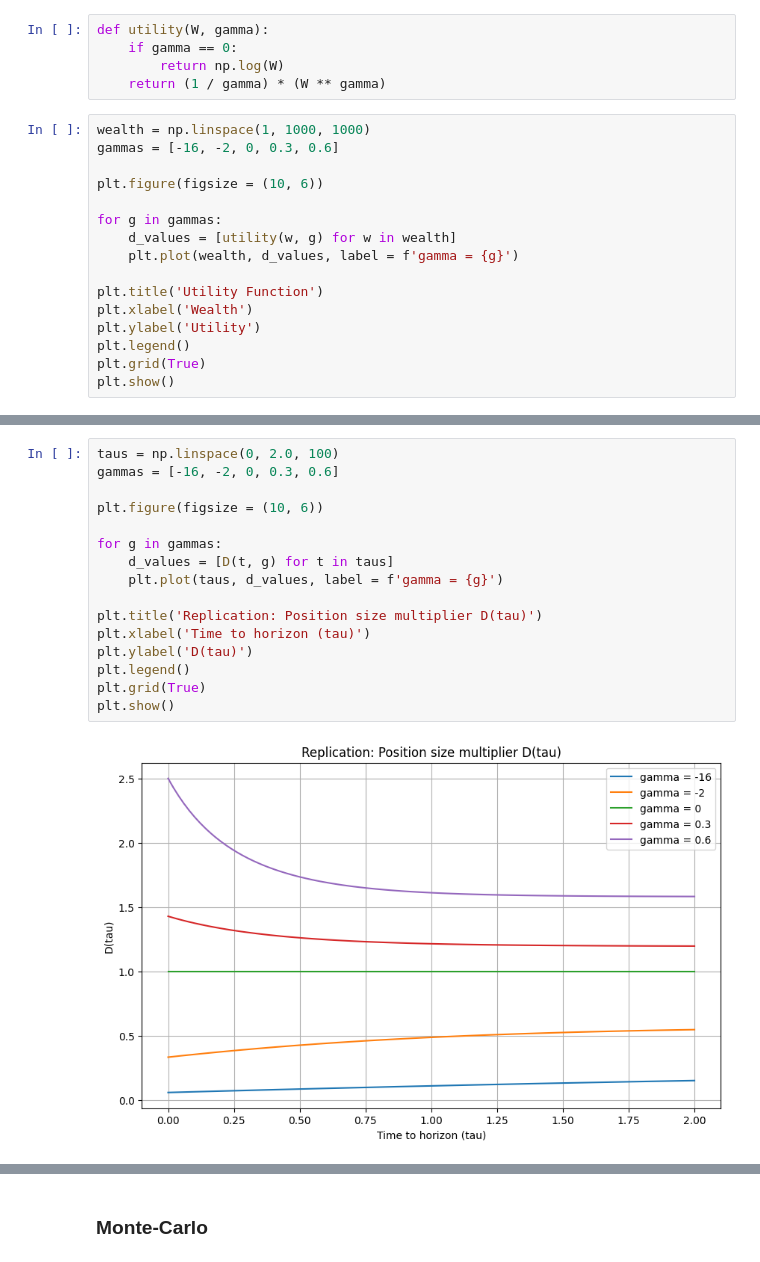
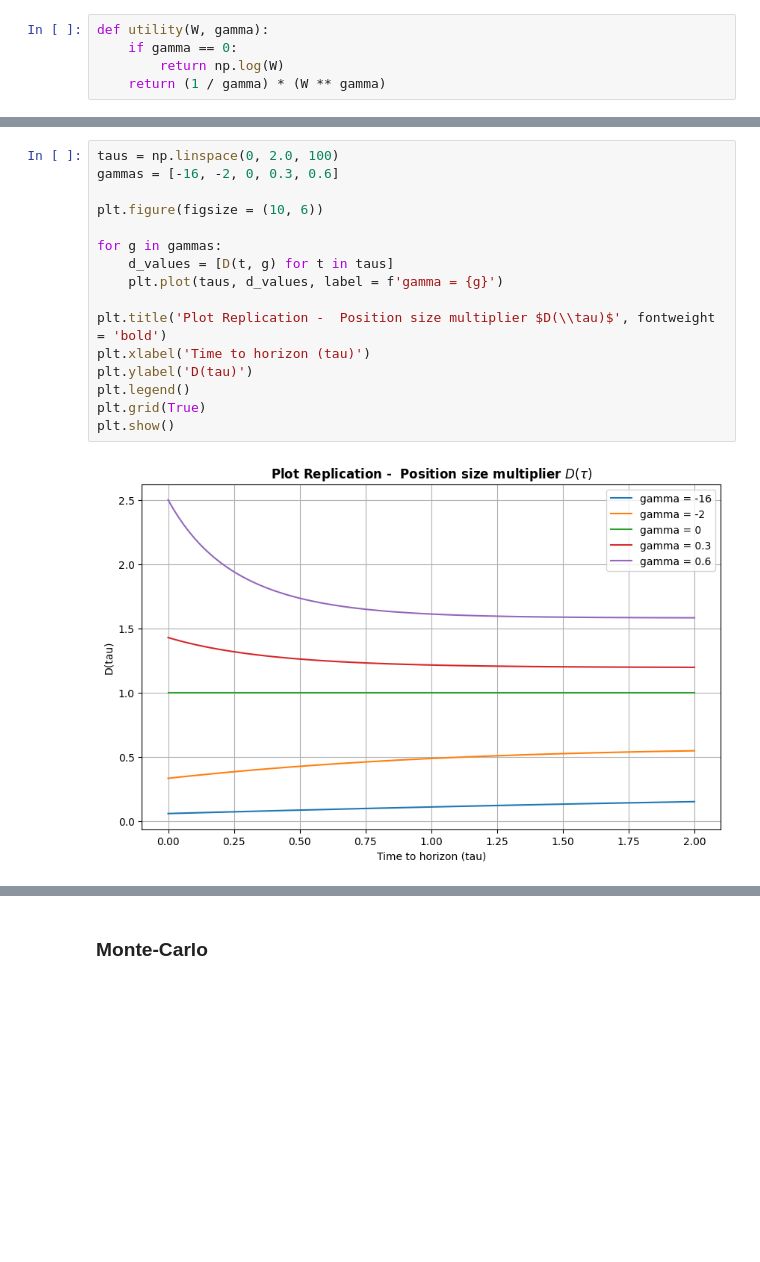
Before and after one commit to sudoVenomSnake/Arbitrage-Under-Power, a Jupyter notebook: main.ipynb, the cells around one changed output, grey strips where cells are left out. Saved outputs shown, nothing was run; the diff lists cells and outputs as text; blank space fills up the shorter version.

```diff
--- a/main.ipynb
+++ b/main.ipynb
@@ -68,19 +68,3 @@ def utility(W, gamma):
     if gamma == 0:
         return np.log(W)
     return (1 / gamma) * (W ** gamma)
-# %%
-wealth = np.linspace(1, 1000, 1000)
-gammas = [-16, -2, 0, 0.3, 0.6]
-
-plt.figure(figsize = (10, 6))
-
-for g in gammas:
-    d_values = [utility(w, g) for w in wealth]
-    plt.plot(wealth, d_values, label = f'gamma = {g}')
-
-plt.title('Utility Function')
-plt.xlabel('Wealth')
-plt.ylabel('Utility')
-plt.legend()
-plt.grid(True)
-plt.show()
@@ -89,18 +71,18 @@ plt.show()
 # %%
 taus = np.linspace(0, 2.0, 100)
 gammas = [-16, -2, 0, 0.3, 0.6]
 
 plt.figure(figsize = (10, 6))
 
 for g in gammas:
     d_values = [D(t, g) for t in taus]
     plt.plot(taus, d_values, label = f'gamma = {g}')
 
-plt.title('Replication: Position size multiplier D(tau)')
+plt.title('Plot Replication -  Position size multiplier $D(\\tau)$', fontweight = 'bold')
 plt.xlabel('Time to horizon (tau)')
 plt.ylabel('D(tau)')
 plt.legend()
 plt.grid(True)
 plt.show()
 # %% [output]
-[figure, old version]
+[figure, new version]
```
Also changed, not shown: parts of 3 cells of this notebook, 3 other files.
